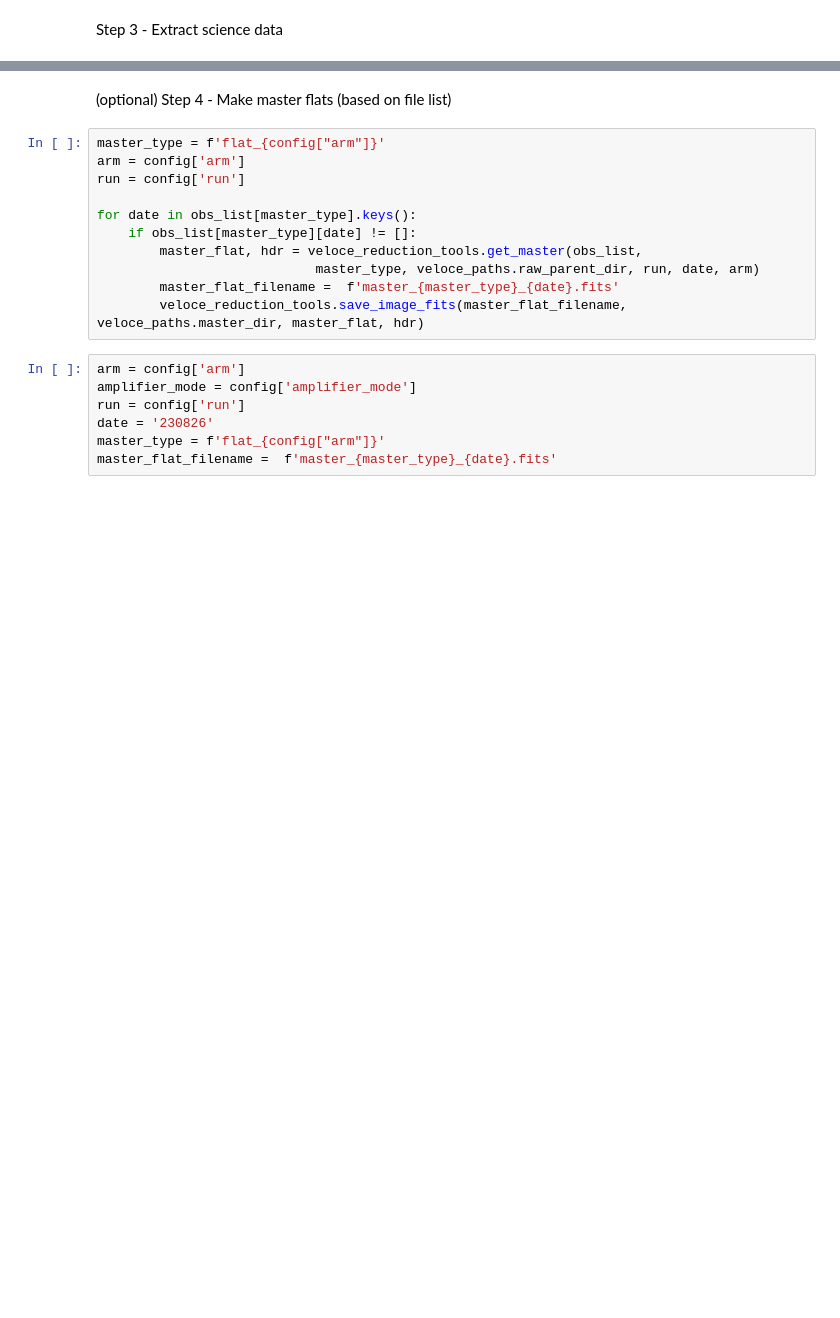
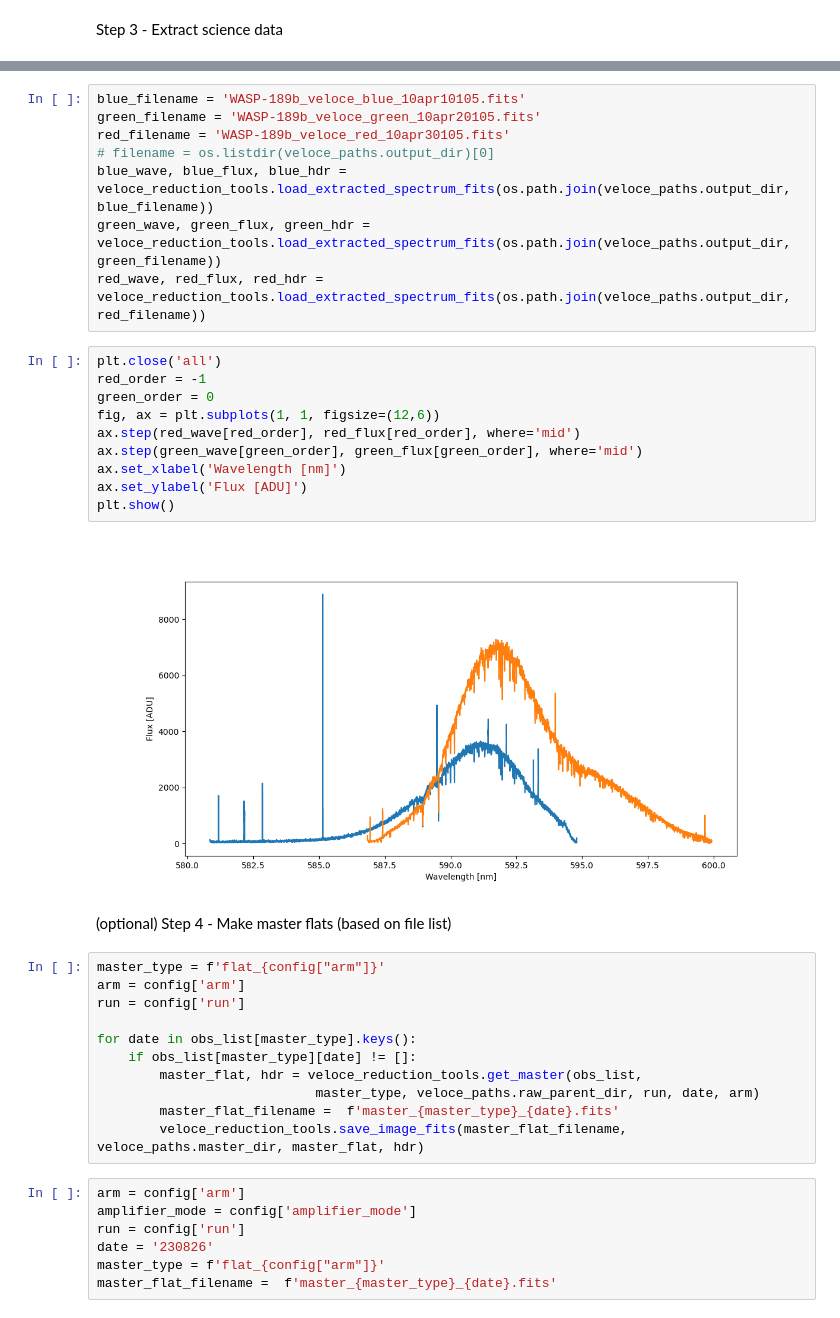
Before and after one commit to joakru-astro/veloce_reduction, a Jupyter notebook: veloce_reduction.ipynb, the cells around one changed output, grey strips where cells are left out. Saved outputs shown, nothing was run; the diff lists cells and outputs as text; blank space fills up the shorter version.

```diff
--- a/veloce_reduction.ipynb
+++ b/veloce_reduction.ipynb
@@ -306,3 +349,23 @@ Text(0, 0.5, 'Flux [ADU]')
+# %%
+blue_filename = 'WASP-189b_veloce_blue_10apr10105.fits'
+green_filename = 'WASP-189b_veloce_green_10apr20105.fits'
+red_filename = 'WASP-189b_veloce_red_10apr30105.fits'
+# filename = os.listdir(veloce_paths.output_dir)[0]
+blue_wave, blue_flux, blue_hdr = veloce_reduction_tools.load_extracted_spectrum_fits(os.path.join(veloce_paths.output_dir, blue_filename))
+green_wave, green_flux, green_hdr = veloce_reduction_tools.load_extracted_spectrum_fits(os.path.join(veloce_paths.output_dir, green_filename))
+red_wave, red_flux, red_hdr = veloce_reduction_tools.load_extracted_spectrum_fits(os.path.join(veloce_paths.output_dir, red_filename))
+# %%
+plt.close('all')
+red_order = -1
+green_order = 0
+fig, ax = plt.subplots(1, 1, figsize=(12,6))
+ax.step(red_wave[red_order], red_flux[red_order], where='mid')
+ax.step(green_wave[green_order], green_flux[green_order], where='mid')
+ax.set_xlabel('Wavelength [nm]')
+ax.set_ylabel('Flux [ADU]')
+plt.show()
+# %% [output]
+[figure, added]
 # %% [markdown]
 (optional) Step 4 - Make master flats (based on file list)
 # %%
```
Also changed, not shown: parts of 14 cells of this notebook, 10 other files.
